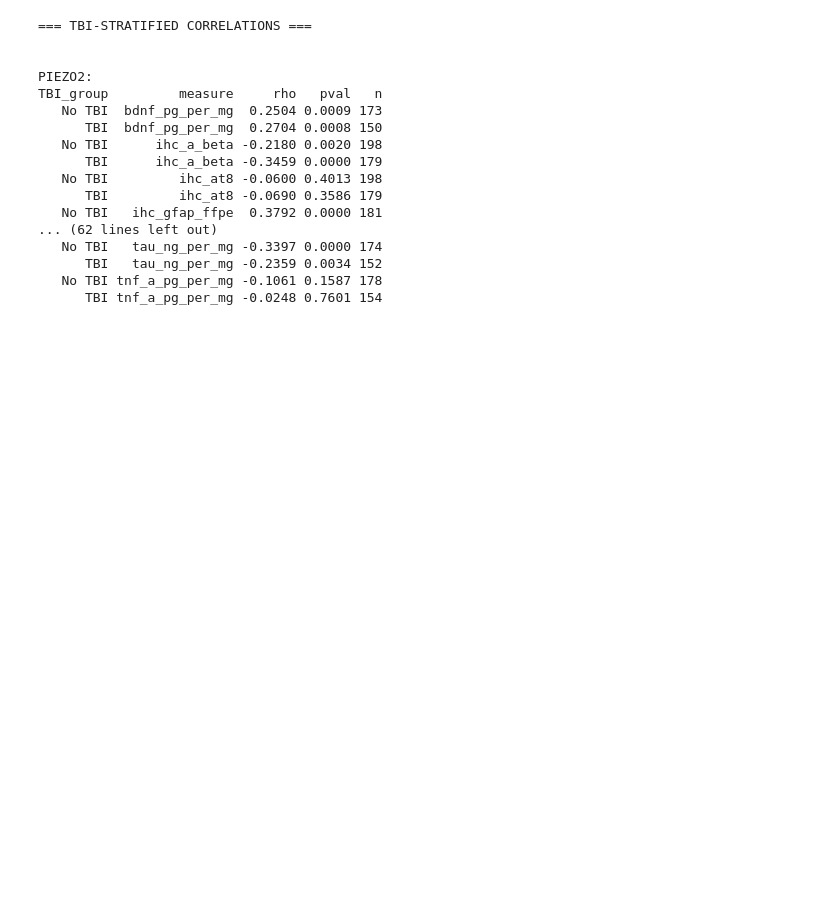
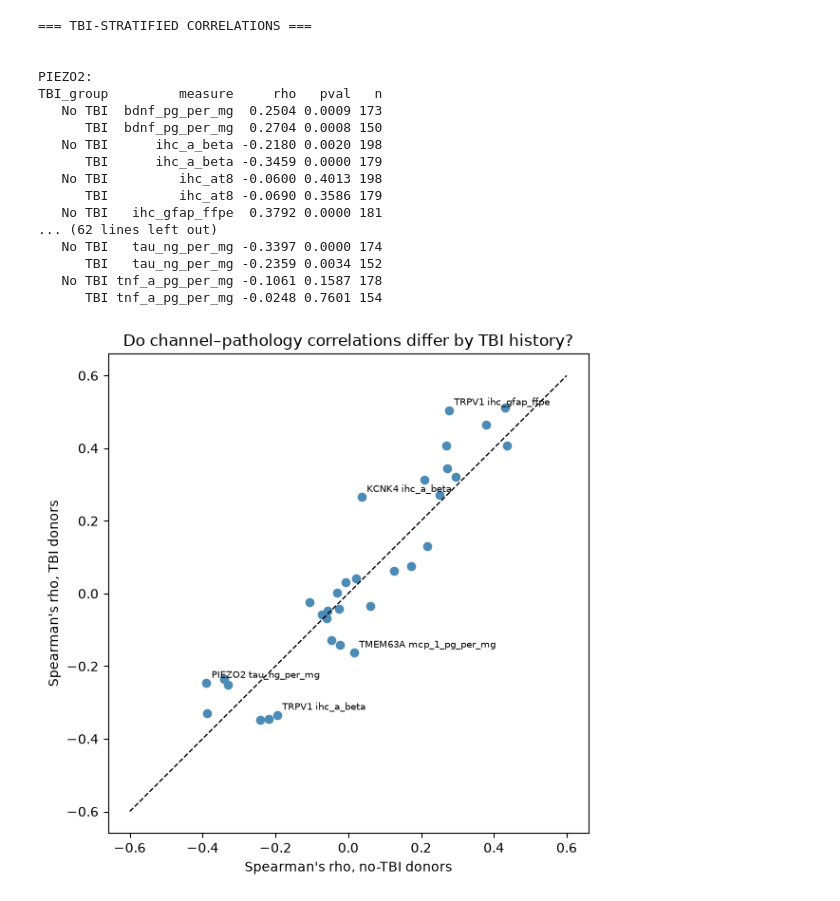
Before and after one commit to lrielke/tbi-mechanosensitive-channels, a Jupyter notebook: notebooks/04_correlations_proteins_pathology.ipynb, the cells around one changed output. Drawn from its saved outputs; the diff is of its cells as text; code cells hidden in the pictures; blank space fills up the shorter version.

Commit message:
notebook 4: added TBI-stratified correlation

```diff
--- a/notebooks/04_correlations_proteins_pathology.ipynb
+++ b/notebooks/04_correlations_proteins_pathology.ipynb
@@ -372,3 +373,26 @@ TBI_group         measure     rho   pval   n
       TBI   tau_ng_per_mg -0.2359 0.0034 152
    No TBI tnf_a_pg_per_mg -0.1061 0.1587 178
       TBI tnf_a_pg_per_mg -0.0248 0.7601 154
+# %%
+# one row per gene/measure pair, with rho for each TBI group side by side
+wide = strat_df.pivot_table(index=['gene', 'measure'],
+                            columns='TBI_group', values='rho').reset_index()
+
+fig, ax = plt.subplots(figsize=(6, 6))
+ax.scatter(wide['No TBI'], wide['TBI'], s=35, color='#4C8BB5')
+ax.plot([-0.6, 0.6], [-0.6, 0.6], 'k--', linewidth=1)   # line of no difference
+
+# label the pairs that differ most between groups
+wide['diff'] = (wide['TBI'] - wide['No TBI']).abs()
+for _, r in wide.nlargest(5, 'diff').iterrows():
+    ax.annotate(f"{r['gene']} {r['measure']}", (r['No TBI'], r['TBI']),
+                fontsize=7, xytext=(4, 4), textcoords='offset points')
+
+ax.set_xlabel("Spearman's rho, no-TBI donors")
+ax.set_ylabel("Spearman's rho, TBI donors")
+ax.set_title('Do channel–pathology correlations differ by TBI history?')
+plt.tight_layout()
+plt.savefig(FIGURES_DIR / '04_tbi_stratified_correlations.png', dpi=150, bbox_inches='tight')
+plt.show()
+# %% [output]
+[figure, added]
```
Also changed, not shown: parts of 3 cells of this notebook, 1 other file.
